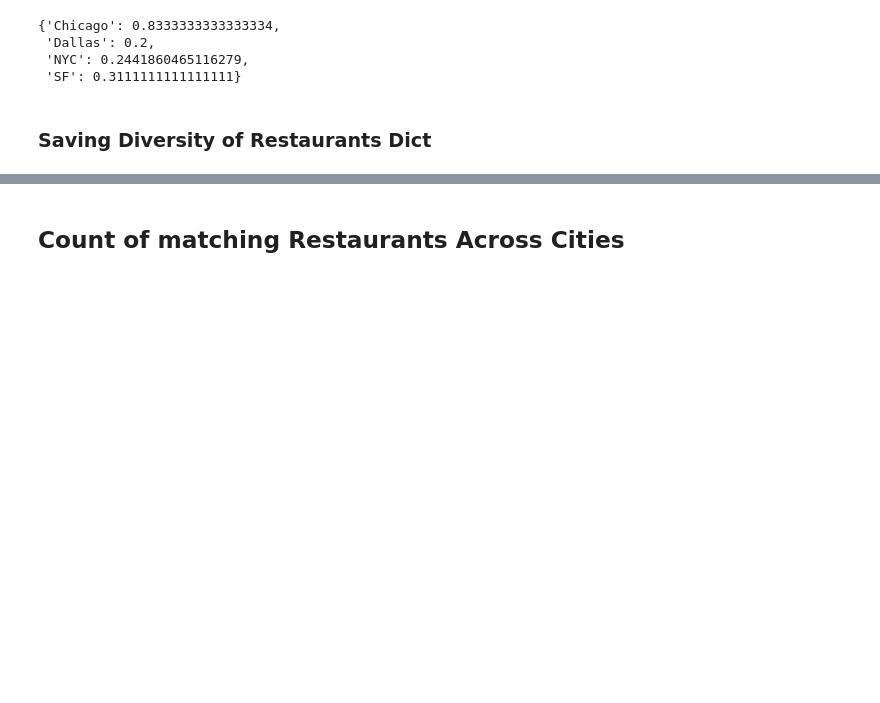
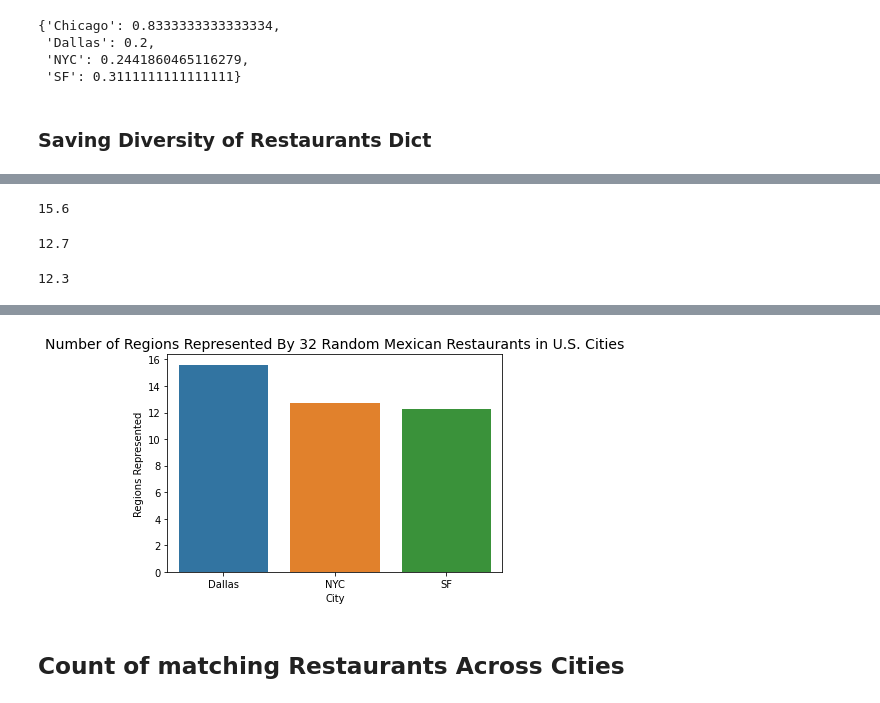
Before and after one commit to gregfeliu/Mexican_Immigration_Through_Restaurant_Names, a Jupyter notebook: Analysis.ipynb, the cells around one changed output, grey strips where cells are left out. Saved outputs shown, nothing was run; the diff lists cells and outputs as text; code cells hidden in the pictures; blank space fills up the shorter version.

```diff
--- a/Analysis.ipynb
+++ b/Analysis.ipynb
@@ -374,0 +449,22 @@ pct_unique_dict
+# %%
+dal_rest_count_mean = get_10_samples_of_rand_regions("Dallas")
+dal_rest_count_mean
+# %% [output]
+15.6
+# %%
+nyc_rest_count_mean = get_10_samples_of_rand_regions("NYC")
+nyc_rest_count_mean
+# %% [output]
+12.7
+# %%
+sf_rest_count_mean = get_10_samples_of_rand_regions("SF")
+sf_rest_count_mean
+# %% [output]
+12.3
+# %%
+ax = sns.barplot(x = ['Dallas', "NYC", "SF"], y = [15.6, 12.7, 12.3])
+ax.set_title("Number of Regions Represented By 32 Random Mexican Restaurants in U.S. Cities", fontsize=14)
+ax.set_ylabel("Regions Represented")
+ax.set_xlabel("City")
+# plt.savefig("./my_saved_data/Count_of_regions_for_sampled_restaurants.png", bbox_inches='tight')
+# %% [output]
@@ -375,3 +473,4 @@ pct_unique_dict
+[figure, added]
 # %% [markdown]
 ## Count of matching Restaurants Across Cities
 # %%
```
Also changed, not shown: parts of 16 cells of this notebook, 1 other file.
